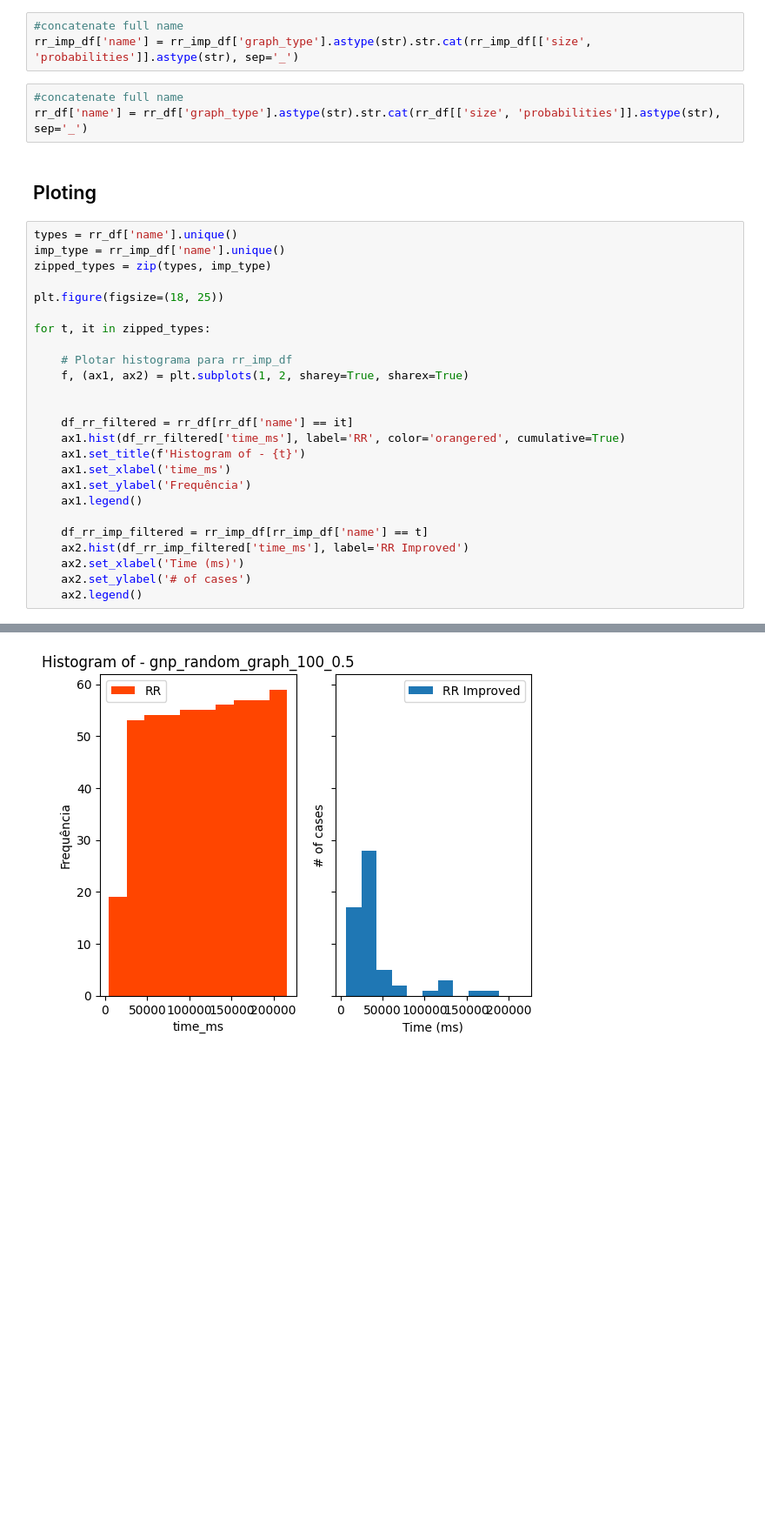
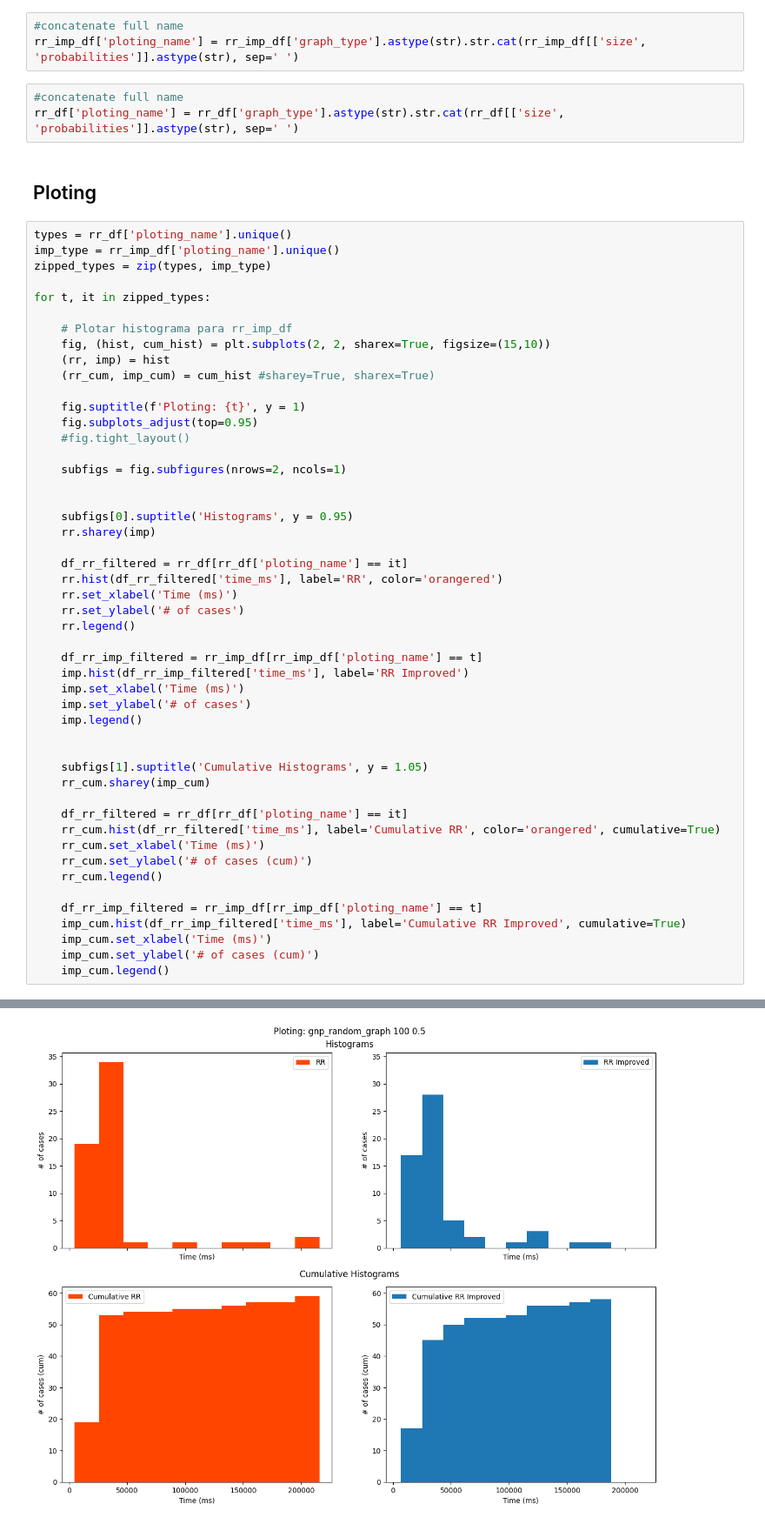
Before and after one commit to R-Stanz/Roman_Domination-ILP, a Jupyter notebook: data_analysis.ipynb, the cells around one changed output, grey strips where cells are left out. Shown at 87% size. Cells and saved outputs as stored; diff of their text form; blank space fills up the shorter version.

```diff
--- a/data_analysis.ipynb
+++ b/data_analysis.ipynb
@@ -10,35 +10,59 @@ rr_df = pd.read_csv('./data/fabio_rr_results.csv')
 rr_imp_df = pd.read_csv('./data/fabio_rr_imp_results.csv')
 # %%
 #concatenate full name
-rr_imp_df['name'] = rr_imp_df['graph_type'].astype(str).str.cat(rr_imp_df[['size', 'probabilities']].astype(str), sep='_')
+rr_imp_df['ploting_name'] = rr_imp_df['graph_type'].astype(str).str.cat(rr_imp_df[['size', 'probabilities']].astype(str), sep=' ')
 # %%
 #concatenate full name
-rr_df['name'] = rr_df['graph_type'].astype(str).str.cat(rr_df[['size', 'probabilities']].astype(str), sep='_')
+rr_df['ploting_name'] = rr_df['graph_type'].astype(str).str.cat(rr_df[['size', 'probabilities']].astype(str), sep=' ')
 # %% [markdown]
 ## Ploting
 # %%
-types = rr_df['name'].unique()
-imp_type = rr_imp_df['name'].unique()
+types = rr_df['ploting_name'].unique()
+imp_type = rr_imp_df['ploting_name'].unique()
 zipped_types = zip(types, imp_type)
-
-plt.figure(figsize=(18, 25))
 
 for t, it in zipped_types:
 
     # Plotar histograma para rr_imp_df
-    f, (ax1, ax2) = plt.subplots(1, 2, sharey=True, sharex=True)
+    fig, (hist, cum_hist) = plt.subplots(2, 2, sharex=True, figsize=(15,10))
+    (rr, imp) = hist
+    (rr_cum, imp_cum) = cum_hist #sharey=True, sharex=True)
+
+    fig.suptitle(f'Ploting: {t}', y = 1)
+    fig.subplots_adjust(top=0.95)
+    #fig.tight_layout()
+
+    subfigs = fig.subfigures(nrows=2, ncols=1)
 
 
-    df_rr_filtered = rr_df[rr_df['name'] == it]
-    ax1.hist(df_rr_filtered['time_ms'], label='RR', color='orangered', cumulative=True)
-    ax1.set_title(f'Histogram of - {t}')
-    ax1.set_xlabel('time_ms')
-    ax1.set_ylabel('Frequência')
-    ax1.legend()
+    subfigs[0].suptitle('Histograms', y = 0.95)
+    rr.sharey(imp)
 
-    df_rr_imp_filtered = rr_imp_df[rr_imp_df['name'] == t]
-    ax2.hist(df_rr_imp_filtered['time_ms'], label='RR Improved')
-    ax2.set_xlabel('Time (ms)')
-    ax2.set_ylabel('# of cases')
-    ax2.legend()
+    df_rr_filtered = rr_df[rr_df['ploting_name'] == it]
+    rr.hist(df_rr_filtered['time_ms'], label='RR', color='orangered')
+    rr.set_xlabel('Time (ms)')
+    rr.set_ylabel('# of cases')
+    rr.legend()
+
+    df_rr_imp_filtered = rr_imp_df[rr_imp_df['ploting_name'] == t]
+    imp.hist(df_rr_imp_filtered['time_ms'], label='RR Improved')
+    imp.set_xlabel('Time (ms)')
+    imp.set_ylabel('# of cases')
+    imp.legend()
+
+
+    subfigs[1].suptitle('Cumulative Histograms', y = 1.05)
+    rr_cum.sharey(imp_cum)
+
+    df_rr_filtered = rr_df[rr_df['ploting_name'] == it]
+    rr_cum.hist(df_rr_filtered['time_ms'], label='Cumulative RR', color='orangered', cumulative=True)
+    rr_cum.set_xlabel('Time (ms)')
+    rr_cum.set_ylabel('# of cases (cum)')
+    rr_cum.legend()
+
+    df_rr_imp_filtered = rr_imp_df[rr_imp_df['ploting_name'] == t]
+    imp_cum.hist(df_rr_imp_filtered['time_ms'], label='Cumulative RR Improved', cumulative=True)
+    imp_cum.set_xlabel('Time (ms)')
+    imp_cum.set_ylabel('# of cases (cum)')
+    imp_cum.legend()
 # %% [output]
@@ -54 +77 @@ for t, it in zipped_types:
-[figure, old version]
+[figure, new version]
```
Also changed, not shown: parts of 2 cells of this notebook.
